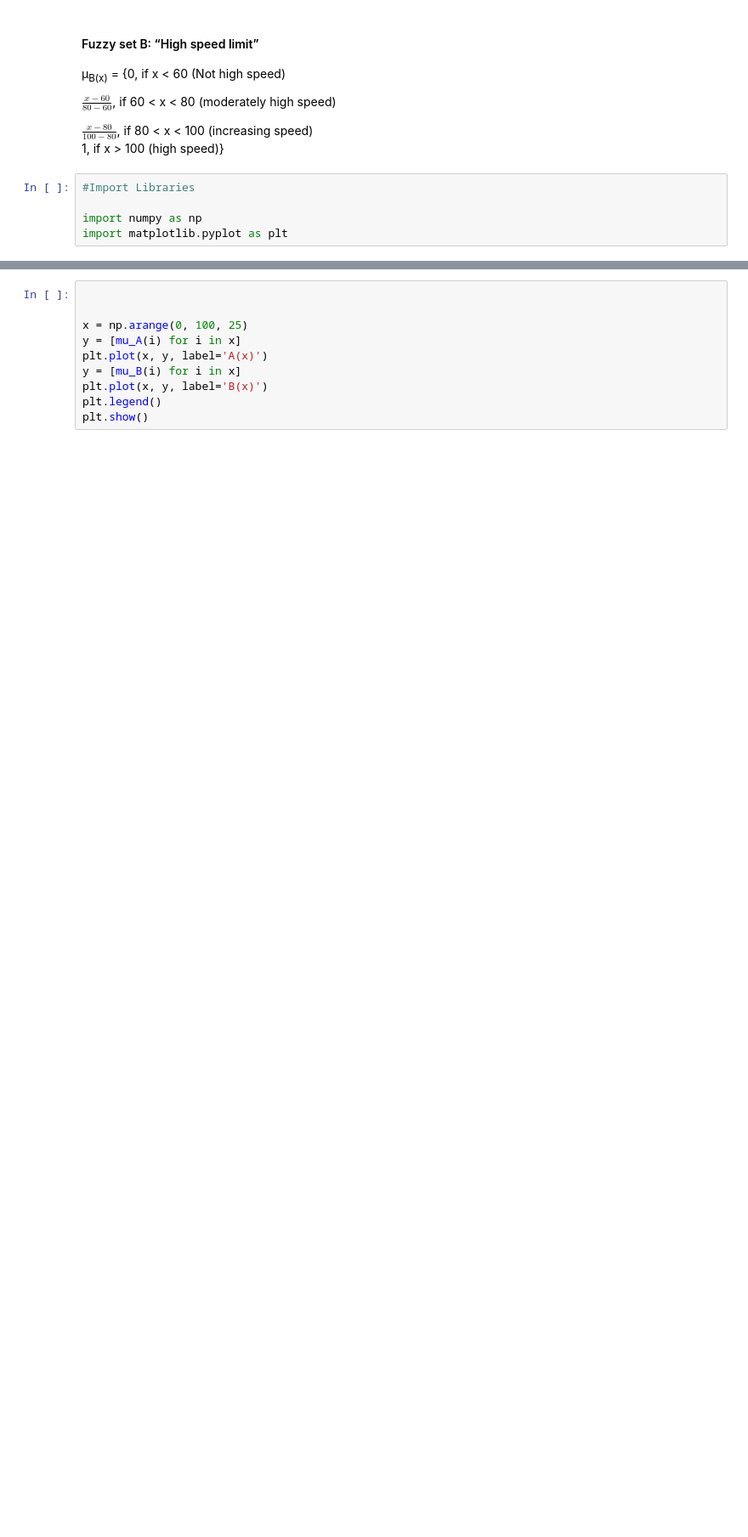
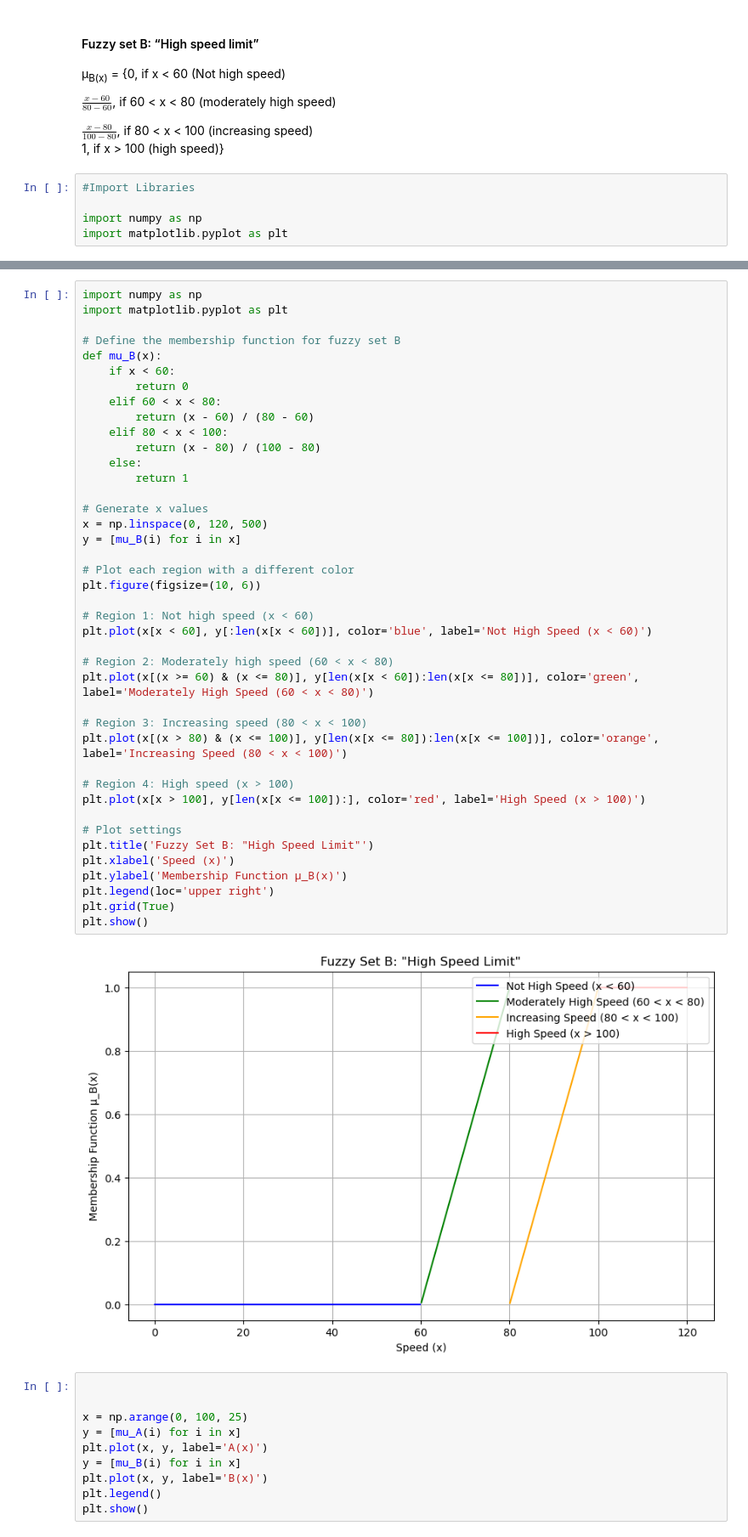
Before and after one commit to Uttam-Mahata/Soft_Computing, a Jupyter notebook: Assignment2/Fuzzy_logic.ipynb, the cells around one changed output, grey strips where cells are left out. Shown at 85% size. Drawn from its saved outputs; the diff is of its cells as text; blank space fills up the shorter version.

```diff
--- a/Assignment2/Fuzzy_logic.ipynb
+++ b/Assignment2/Fuzzy_logic.ipynb
@@ -77,3 +117,46 @@ plt.show()
+# %%
+import numpy as np
+import matplotlib.pyplot as plt
+
+# Define the membership function for fuzzy set B
+def mu_B(x):
+    if x < 60:
+        return 0
+    elif 60 < x < 80:
+        return (x - 60) / (80 - 60)
+    elif 80 < x < 100:
+        return (x - 80) / (100 - 80)
+    else:
+        return 1
+
+# Generate x values
+x = np.linspace(0, 120, 500)
+y = [mu_B(i) for i in x]
+
+# Plot each region with a different color
+plt.figure(figsize=(10, 6))
+
+# Region 1: Not high speed (x < 60)
+plt.plot(x[x < 60], y[:len(x[x < 60])], color='blue', label='Not High Speed (x < 60)')
+
+# Region 2: Moderately high speed (60 < x < 80)
+plt.plot(x[(x >= 60) & (x <= 80)], y[len(x[x < 60]):len(x[x <= 80])], color='green', label='Moderately High Speed (60 < x < 80)')
+
+# Region 3: Increasing speed (80 < x < 100)
+plt.plot(x[(x > 80) & (x <= 100)], y[len(x[x <= 80]):len(x[x <= 100])], color='orange', label='Increasing Speed (80 < x < 100)')
+
+# Region 4: High speed (x > 100)
+plt.plot(x[x > 100], y[len(x[x <= 100]):], color='red', label='High Speed (x > 100)')
+
+# Plot settings
+plt.title('Fuzzy Set B: "High Speed Limit"')
+plt.xlabel('Speed (x)')
+plt.ylabel('Membership Function μ_B(x)')
+plt.legend(loc='upper right')
+plt.grid(True)
+plt.show()
+# %% [output]
+[figure, added]
 # %%
 
 
```
Also changed, not shown: parts of 3 cells of this notebook, 1 other file.
